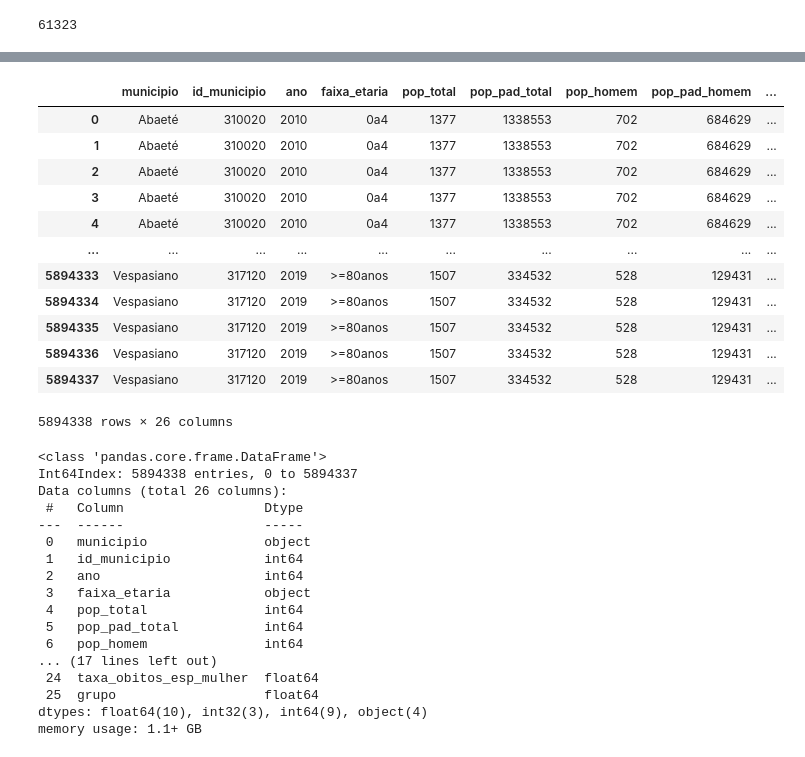
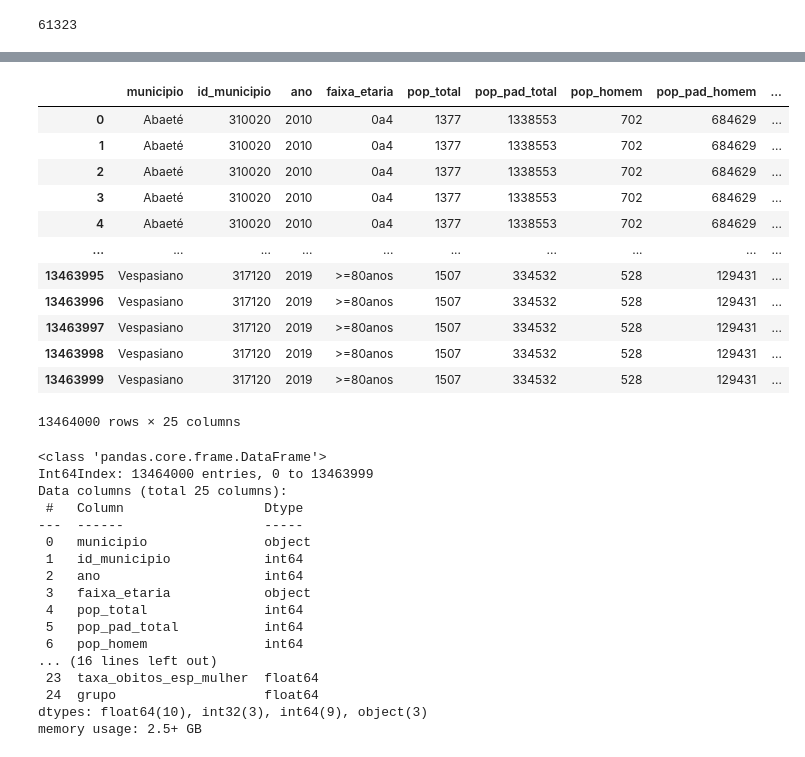
Before and after one commit to uai-ufmg/brumadinho37, a Jupyter notebook: pop_estimativas_refatorado.ipynb, the cells around one changed output, grey strips where cells are left out. Drawn from its saved outputs; the diff is of its cells as text; code cells hidden in the pictures.

```diff
--- a/pop_estimativas_refatorado.ipynb
+++ b/pop_estimativas_refatorado.ipynb
@@ -383,33 +383,33 @@ taxas
 # %%
 taxas.columns = ['municipio', 'id_municipio', 'ano', 'faixa_etaria', 'pop_total',
        'pop_pad_total', 'pop_homem', 'pop_pad_homem', 'pop_mulher',
-       'pop_pad_mulher', 'mes', 'agravo', 'capitulo', 'obitos_total',
+       'pop_pad_mulher', 'mes', 'agravo', 'obitos_total',
        'obitos_homem', 'obitos_mulher', 'taxa_obitos_total',
        'taxa_obitos_homem', 'taxa_obitos_mulher', 'obitos_esp_total',
        'obitos_esp_homem', 'obitos_esp_mulher', 'taxa_obitos_esp_total',
        'taxa_obitos_esp_homem', 'taxa_obitos_esp_mulher', 'grupo']
 
 taxas
 # %% [output]
 |  | municipio | id_municipio | ano | faixa_etaria | pop_total | pop_pad_total | pop_homem | pop_pad_homem | ... |
 | 0 | Abaeté | 310020 | 2010 | 0a4 | 1377 | 1338553 | 702 | 684629 | ... |
 | 1 | Abaeté | 310020 | 2010 | 0a4 | 1377 | 1338553 | 702 | 684629 | ... |
 | 2 | Abaeté | 310020 | 2010 | 0a4 | 1377 | 1338553 | 702 | 684629 | ... |
 | 3 | Abaeté | 310020 | 2010 | 0a4 | 1377 | 1338553 | 702 | 684629 | ... |
 | 4 | Abaeté | 310020 | 2010 | 0a4 | 1377 | 1338553 | 702 | 684629 | ... |
 | ... | ... | ... | ... | ... | ... | ... | ... | ... | ... |
-| 5894333 | Vespasiano | 317120 | 2019 | >=80anos | 1507 | 334532 | 528 | 129431 | ... |
-| 5894334 | Vespasiano | 317120 | 2019 | >=80anos | 1507 | 334532 | 528 | 129431 | ... |
-| 5894335 | Vespasiano | 317120 | 2019 | >=80anos | 1507 | 334532 | 528 | 129431 | ... |
-| 5894336 | Vespasiano | 317120 | 2019 | >=80anos | 1507 | 334532 | 528 | 129431 | ... |
-| 5894337 | Vespasiano | 317120 | 2019 | >=80anos | 1507 | 334532 | 528 | 129431 | ... |
+| 13463995 | Vespasiano | 317120 | 2019 | >=80anos | 1507 | 334532 | 528 | 129431 | ... |
+| 13463996 | Vespasiano | 317120 | 2019 | >=80anos | 1507 | 334532 | 528 | 129431 | ... |
+| 13463997 | Vespasiano | 317120 | 2019 | >=80anos | 1507 | 334532 | 528 | 129431 | ... |
+| 13463998 | Vespasiano | 317120 | 2019 | >=80anos | 1507 | 334532 | 528 | 129431 | ... |
+| 13463999 | Vespasiano | 317120 | 2019 | >=80anos | 1507 | 334532 | 528 | 129431 | ... |
-5894338 rows × 26 columns
+13464000 rows × 25 columns
 # %%
 taxas.info()
 # %% [output]
 <class 'pandas.core.frame.DataFrame'>
-Int64Index: 5894338 entries, 0 to 5894337
-Data columns (total 26 columns):
+Int64Index: 13464000 entries, 0 to 13463999
+Data columns (total 25 columns):
  #   Column                  Dtype
 ---  ------                  -----
  0   municipio               object
@@ -419,10 +419,10 @@ Data columns (total 26 columns):
  4   pop_total               int64
  5   pop_pad_total           int64
  6   pop_homem               int64
-... (17 lines left out)
- 24  taxa_obitos_esp_mulher  float64
- 25  grupo                   float64
-dtypes: float64(10), int32(3), int64(9), object(4)
-memory usage: 1.1+ GB
+... (16 lines left out)
+ 23  taxa_obitos_esp_mulher  float64
+ 24  grupo                   float64
+dtypes: float64(10), int32(3), int64(9), object(3)
+memory usage: 2.5+ GB
 # %%
 taxas.to_csv('pre_taxa_sim.csv', index=False)
```
Also changed, not shown: parts of 4 cells of this notebook, 7 other files.
